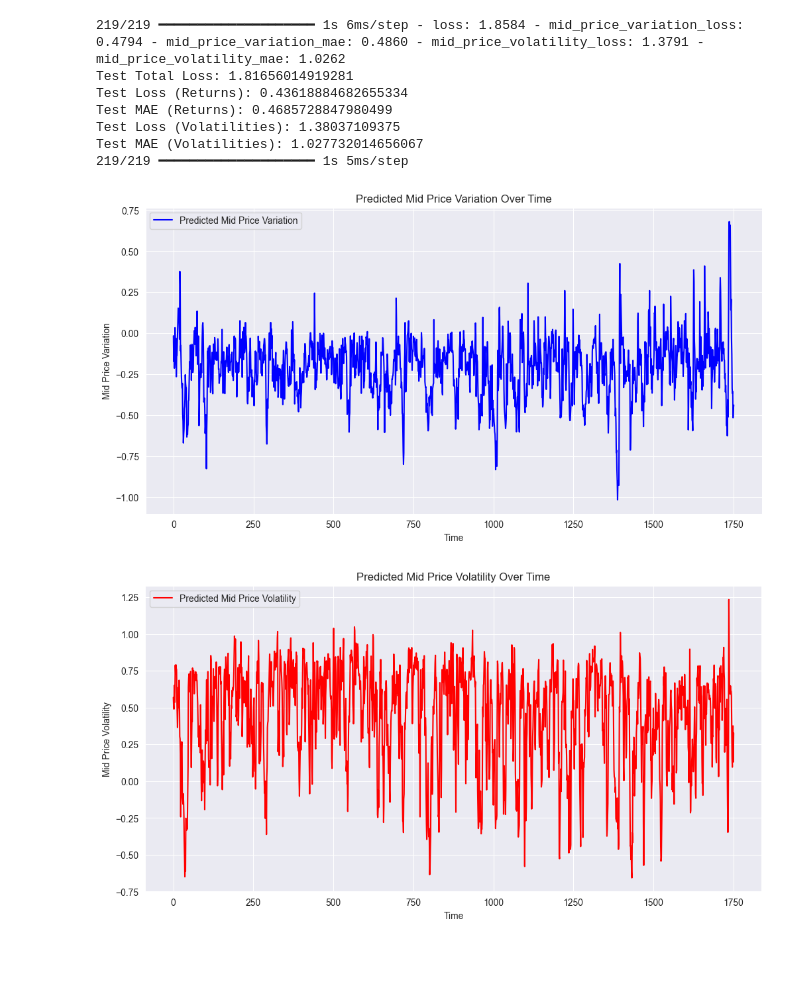
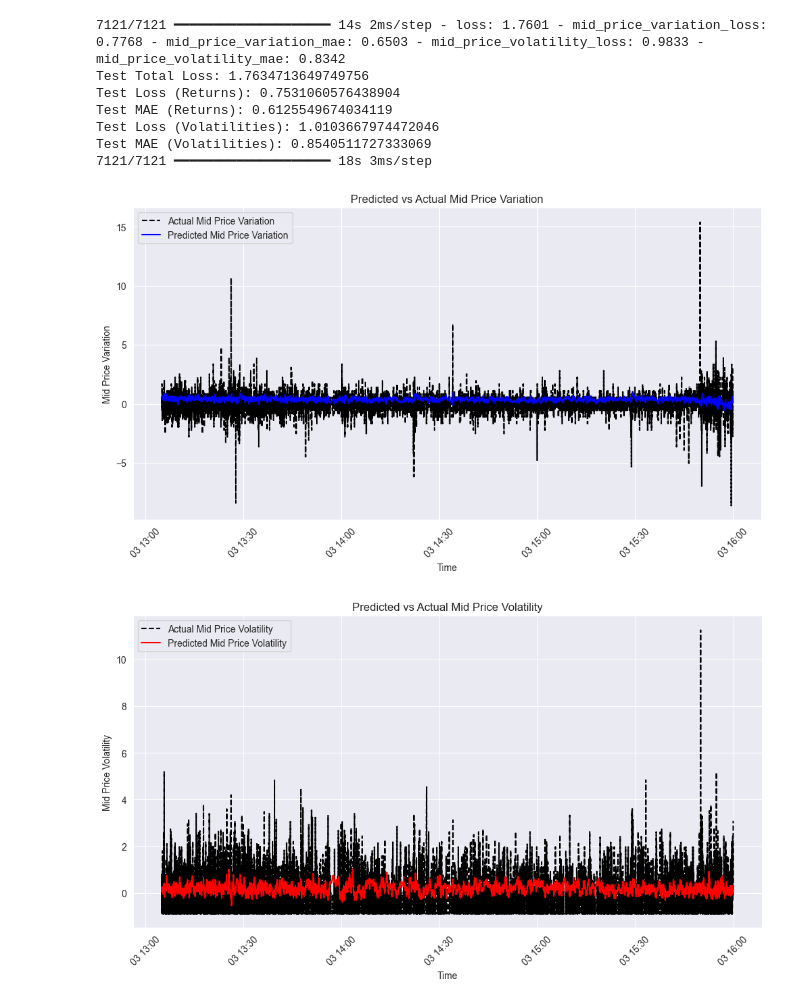
Before and after one commit to LiaoLaurent/Stock-Prediction-Deep-Learning, a Jupyter notebook: testing/regression_tf.ipynb, the cells around one changed output. Drawn from its saved outputs; the diff is of its cells as text; code cells hidden in the pictures; blank space fills up the shorter version.

```diff
--- a/testing/regression_tf.ipynb
+++ b/testing/regression_tf.ipynb
@@ -30,7 +30,7 @@ look_back = 32
 from tf_preprocessing import process_and_combine_data
 
 start_date = "2024-10-02"
-end_date = "2024-10-02"
+end_date = "2024-10-03"
 
 all_data = process_and_combine_data(start_date, end_date, data_folder="../AAPL_data", sampling_rate=sampling_rate)
 
@@ -100,9 +101,9 @@ test_df.loc[:, minmax_features] = minmax_scaler.transform(test_df[minmax_feature
 
 # Scale target variables
 target_scaler = StandardScaler()
-train_df.loc[:, predictions_column] = target_scaler.fit_transform(train_df[predictions_column])
-val_df.loc[:, predictions_column] = target_scaler.transform(val_df[predictions_column])
-test_df.loc[:, predictions_column] = target_scaler.transform(test_df[predictions_column])
+train_df.loc[:, prediction_columns] = target_scaler.fit_transform(train_df[prediction_columns])
+val_df.loc[:, prediction_columns] = target_scaler.transform(val_df[prediction_columns])
+test_df.loc[:, prediction_columns] = target_scaler.transform(test_df[prediction_columns])
 # %%
 from tensorflow.keras.utils import Sequence
 
@@ -141,7 +142,7 @@ test_y = test_df[prediction_columns].values
 # Create generators
 train_gen = BinaryOutputTimeseriesGenerator(train_X, train_y, look_back=look_back, batch_size=batch_size)
 val_gen = BinaryOutputTimeseriesGenerator(val_X, val_y, look_back=look_back, batch_size=batch_size)
-test_gen = BinaryOutputTimeseriesGenerator(test_X, test_y, look_back=look_back, batch_size=batch_size)
+test_gen = BinaryOutputTimeseriesGenerator(test_X, test_y, look_back=look_back, batch_size=1)
 # %%
 from tensorflow.keras import layers, Model, optimizers
 
@@ -189,38 +190,51 @@ print("Test MAE (Returns):", test_results[3])
 print("Test Loss (Volatilities):", test_results[2])
 print("Test MAE (Volatilities):", test_results[4])
 
+test_timestamps = test_df.index[look_back:]
 # Make predictions
 predictions = model.predict(test_gen)
 predicted_variation, predicted_volatility = predictions
 
-# Inverse-transform predictions
-predicted_variation = target_scaler.inverse_transform(predicted_variation.reshape(-1, 2))[:, 0]
-predicted_volatility = target_scaler.inverse_transform(predicted_volatility.reshape(-1, 2))[:, 1]
+
+# Stack both predicted outputs together to match the scaler's expected input shape
+predictions_stacked = np.column_stack([predicted_variation, predicted_volatility])
+
+# Apply inverse transform
+predictions_unscaled = target_scaler.inverse_transform(predictions_stacked)
+
+# Extract individual values
+predicted_variation = predictions_unscaled[:, 0]
+predicted_volatility = predictions_unscaled[:, 1]
 # %% [output]
-219/219 ━━━━━━━━━━━━━━━━━━━━ 1s 6ms/step - loss: 1.8584 - mid_price_variation_loss: 0.4794 - mid_price_variation_mae: 0.4860 - mid_price_volatility_loss: 1.3791 - mid_price_volatility_mae: 1.0262
-Test Total Loss: 1.81656014919281
-Test Loss (Returns): 0.43618884682655334
-Test MAE (Returns): 0.4685728847980499
-Test Loss (Volatilities): 1.38037109375
-Test MAE (Volatilities): 1.027732014656067
-219/219 ━━━━━━━━━━━━━━━━━━━━ 1s 5ms/step
+7121/7121 ━━━━━━━━━━━━━━━━━━━━ 14s 2ms/step - loss: 1.7601 - mid_price_variation_loss: 0.7768 - mid_price_variation_mae: 0.6503 - mid_price_volatility_loss: 0.9833 - mid_price_volatility_mae: 0.8342
+Test Total Loss: 1.7634713649749756
+Test Loss (Returns): 0.7531060576438904
+Test MAE (Returns): 0.6125549674034119
+Test Loss (Volatilities): 1.0103667974472046
+Test MAE (Volatilities): 0.8540511727333069
+7121/7121 ━━━━━━━━━━━━━━━━━━━━ 18s 3ms/step
 # %%
+
 plt.figure(figsize=(12, 6))
-plt.plot(predicted_variation, label="Predicted Mid Price Variation", color="blue")
+plt.plot(test_timestamps, test_y[look_back:, 0], label="Actual Mid Price Variation", color="black", linestyle="dashed")
+plt.plot(test_timestamps, predicted_variation, label="Predicted Mid Price Variation", color="blue")
 plt.xlabel("Time")
 plt.ylabel("Mid Price Variation")
-plt.title("Predicted Mid Price Variation Over Time")
+plt.title("Predicted vs Actual Mid Price Variation")
 plt.legend()
+plt.xticks(rotation=45)
 plt.show()
 # %% [output]
-[figure, old version]
+[figure, new version]
 # %%
 plt.figure(figsize=(12, 6))
-plt.plot(predicted_volatility, label="Predicted Mid Price Volatility", color="red")
+plt.plot(test_timestamps, test_y[look_back:, 1], label="Actual Mid Price Volatility", color="black", linestyle="dashed")
+plt.plot(test_timestamps, predicted_volatility, label="Predicted Mid Price Volatility", color="red")
 plt.xlabel("Time")
 plt.ylabel("Mid Price Volatility")
-plt.title("Predicted Mid Price Volatility Over Time")
+plt.title("Predicted vs Actual Mid Price Volatility")
 plt.legend()
+plt.xticks(rotation=45)
 plt.show()
 # %% [output]
-[figure, old version]
+[figure, new version]
```
Also changed, not shown: parts of 4 cells of this notebook, 4 other files.
